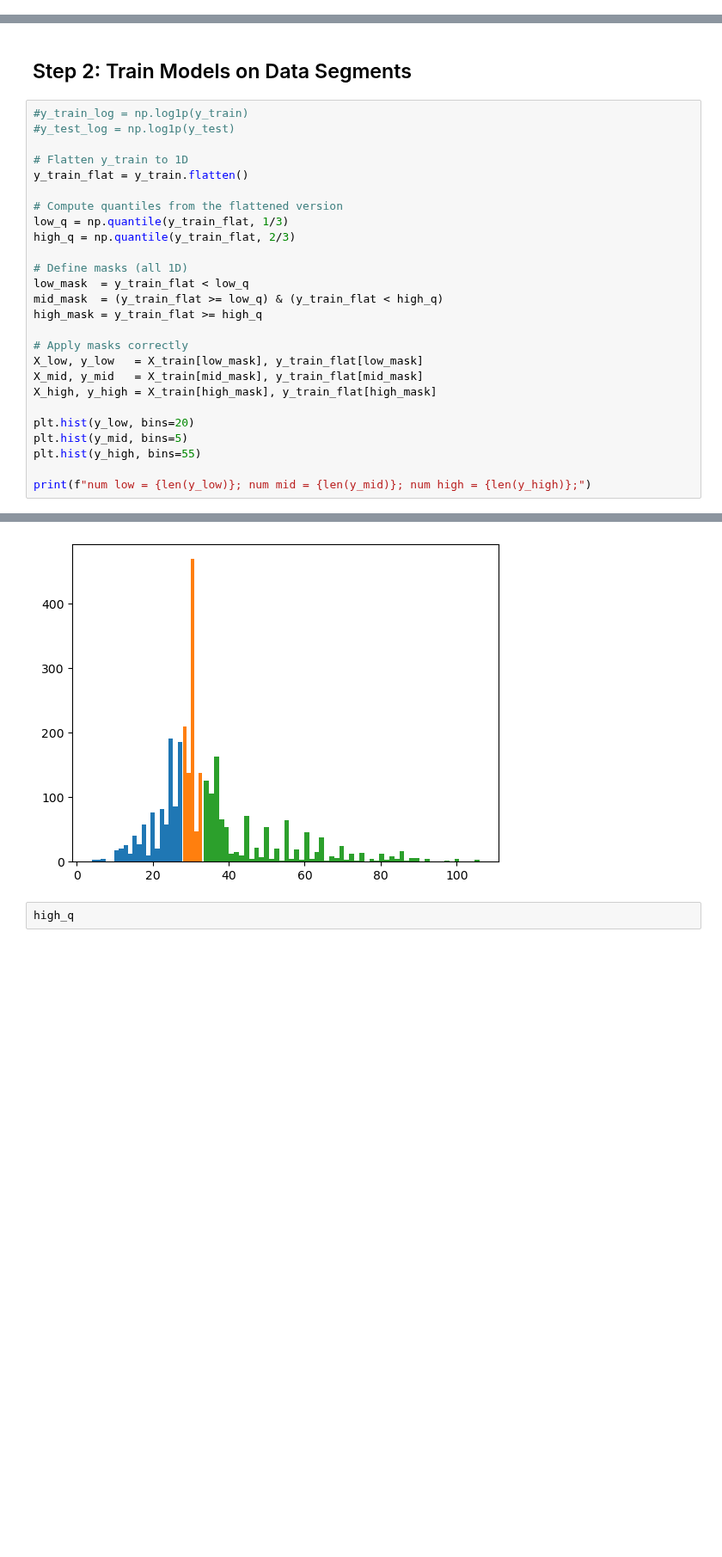
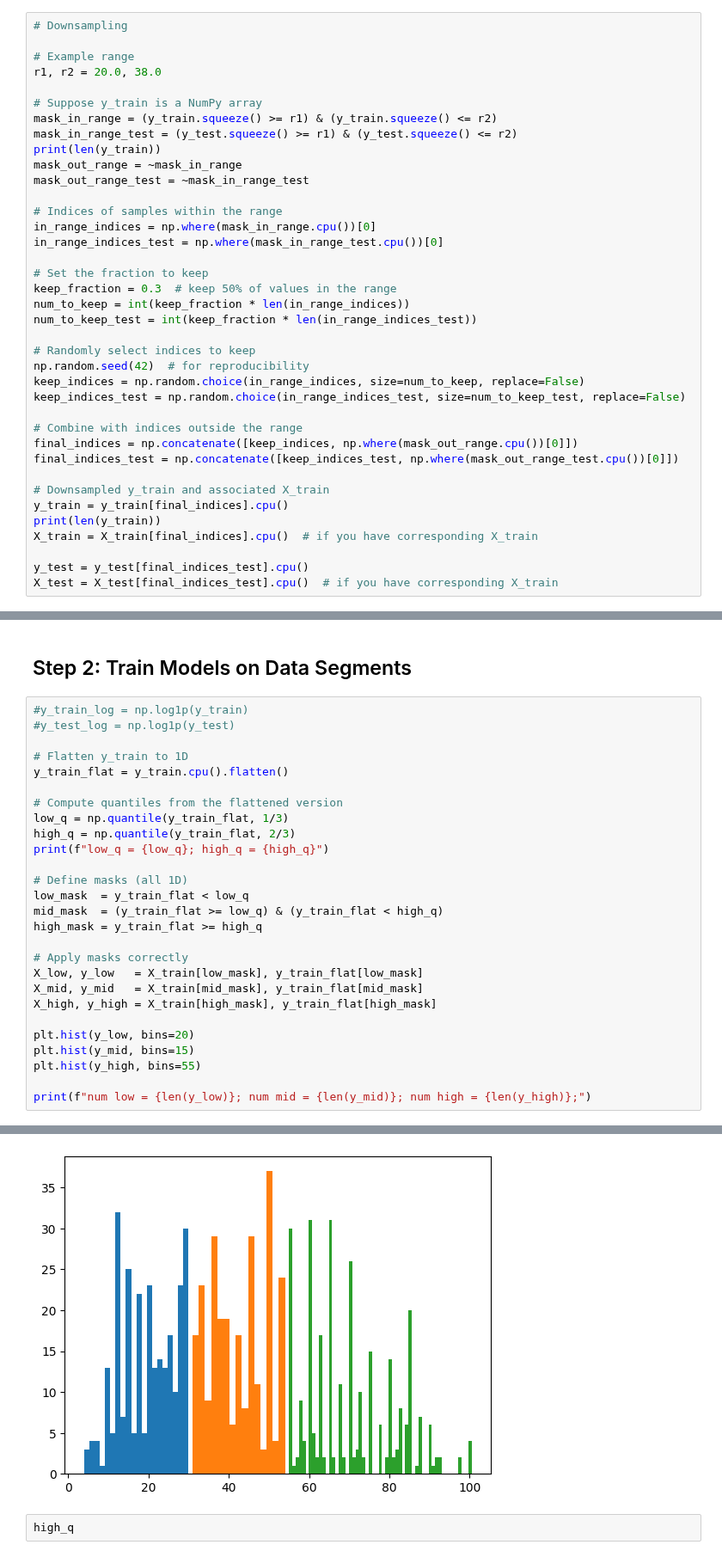
Before and after one commit to oist/gene-context, a Jupyter notebook: phenotype_prediction/jupyter_notebooks/Untitled.ipynb, the cells around one changed output, grey strips where cells are left out. Shown at 86% size. Cells and saved outputs as stored; diff of their text form; blank space fills up the shorter version.

```diff
--- a/phenotype_prediction/jupyter_notebooks/Untitled.ipynb
+++ b/phenotype_prediction/jupyter_notebooks/Untitled.ipynb
@@ -46,0 +83,38 @@ Average OGT of the train set = 34.574623107910156
+# %%
+# Downsampling
+
+# Example range
+r1, r2 = 20.0, 38.0
+
+# Suppose y_train is a NumPy array
+mask_in_range = (y_train.squeeze() >= r1) & (y_train.squeeze() <= r2)
+mask_in_range_test = (y_test.squeeze() >= r1) & (y_test.squeeze() <= r2)
+print(len(y_train))
+mask_out_range = ~mask_in_range
+mask_out_range_test = ~mask_in_range_test
+
+# Indices of samples within the range
+in_range_indices = np.where(mask_in_range.cpu())[0]
+in_range_indices_test = np.where(mask_in_range_test.cpu())[0]
+
+# Set the fraction to keep
+keep_fraction = 0.3  # keep 50% of values in the range
+num_to_keep = int(keep_fraction * len(in_range_indices))
+num_to_keep_test = int(keep_fraction * len(in_range_indices_test))
+
+# Randomly select indices to keep
+np.random.seed(42)  # for reproducibility
+keep_indices = np.random.choice(in_range_indices, size=num_to_keep, replace=False)
+keep_indices_test = np.random.choice(in_range_indices_test, size=num_to_keep_test, replace=False)
+
+# Combine with indices outside the range
+final_indices = np.concatenate([keep_indices, np.where(mask_out_range.cpu())[0]])
+final_indices_test = np.concatenate([keep_indices_test, np.where(mask_out_range_test.cpu())[0]])
+
+# Downsampled y_train and associated X_train
+y_train = y_train[final_indices].cpu()
+print(len(y_train))
+X_train = X_train[final_indices].cpu()  # if you have corresponding X_train
+
+y_test = y_test[final_indices_test].cpu()
+X_test = X_test[final_indices_test].cpu()  # if you have corresponding X_train
@@ -161,11 +274,12 @@ plt.scatter(y_test.cpu(), preds)
 #y_test_log = np.log1p(y_test)
 
 # Flatten y_train to 1D
-y_train_flat = y_train.flatten()
+y_train_flat = y_train.cpu().flatten()
 
 # Compute quantiles from the flattened version
 low_q = np.quantile(y_train_flat, 1/3)
 high_q = np.quantile(y_train_flat, 2/3)
+print(f"low_q = {low_q}; high_q = {high_q}")
 
 # Define masks (all 1D)
 low_mask  = y_train_flat < low_q
@@ -178,7 +292,7 @@ X_mid, y_mid   = X_train[mid_mask], y_train_flat[mid_mask]
 X_high, y_high = X_train[high_mask], y_train_flat[high_mask]
 
 plt.hist(y_low, bins=20)
-plt.hist(y_mid, bins=5)
+plt.hist(y_mid, bins=15)
 plt.hist(y_high, bins=55)
 
 print(f"num low = {len(y_low)}; num mid = {len(y_mid)}; num high = {len(y_high)};")
@@ -187,4 +302,4 @@ num low = 920; num mid = 1000; num high = 1082;
-[figure, old version]
+[figure, new version]
 # %%
 high_q
 # %% [output]
```
Also changed, not shown: parts of 26 cells of this notebook, 1 other file.
